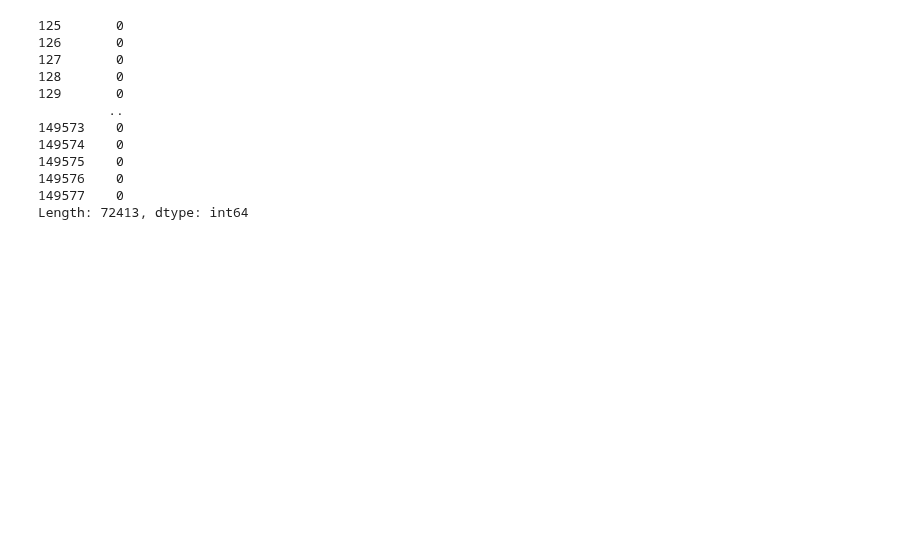
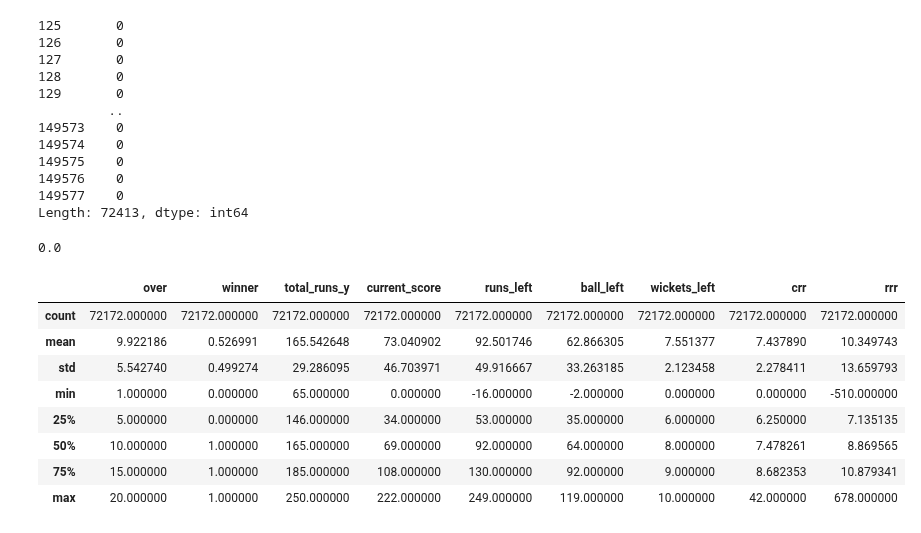
Before and after one commit to abdulvajid1/IPL-Win-Probabiltiy-Predictor, a Jupyter notebook: Untitled.ipynb, the cells around one changed output. Drawn from its saved outputs; the diff is of its cells as text; code cells hidden in the pictures; blank space fills up the shorter version.

```diff
--- a/Untitled.ipynb
+++ b/Untitled.ipynb
@@ -142,3 +142,7 @@ deliveries = deliveries[['batting_team', 'bowling_team','over','city', 'winner',
 deliveries['winner'] = (deliveries['batting_team'] == deliveries['winner']).astype(int)
 # %%
 final_df = deliveries.sample(deliveries.shape[0])
+# %%
+0/100
+# %% [output]
+0.0
@@ -144,0 +151,12 @@ final_df = deliveries.sample(deliveries.shape[0])
+# %%
+final_df.describe()
+# %% [output]
+|  | over | winner | total_runs_y | current_score | runs_left | ball_left | wickets_left | crr | rrr |
+| count | 72172.000000 | 72172.000000 | 72172.000000 | 72172.000000 | 72172.000000 | 72172.000000 | 72172.000000 | 72172.000000 | 72172.000000 |
+| mean | 9.922186 | 0.526991 | 165.542648 | 73.040902 | 92.501746 | 62.866305 | 7.551377 | 7.437890 | 10.349743 |
+| std | 5.542740 | 0.499274 | 29.286095 | 46.703971 | 49.916667 | 33.263185 | 2.123458 | 2.278411 | 13.659793 |
+| min | 1.000000 | 0.000000 | 65.000000 | 0.000000 | -16.000000 | -2.000000 | 0.000000 | 0.000000 | -510.000000 |
+| 25% | 5.000000 | 0.000000 | 146.000000 | 34.000000 | 53.000000 | 35.000000 | 6.000000 | 6.250000 | 7.135135 |
+| 50% | 10.000000 | 1.000000 | 165.000000 | 69.000000 | 92.000000 | 64.000000 | 8.000000 | 7.478261 | 8.869565 |
+| 75% | 15.000000 | 1.000000 | 185.000000 | 108.000000 | 130.000000 | 92.000000 | 9.000000 | 8.682353 | 10.879341 |
+| max | 20.000000 | 1.000000 | 250.000000 | 222.000000 | 249.000000 | 119.000000 | 10.000000 | 42.000000 | 678.000000 |
```
Also changed, not shown: parts of 10 cells of this notebook.
